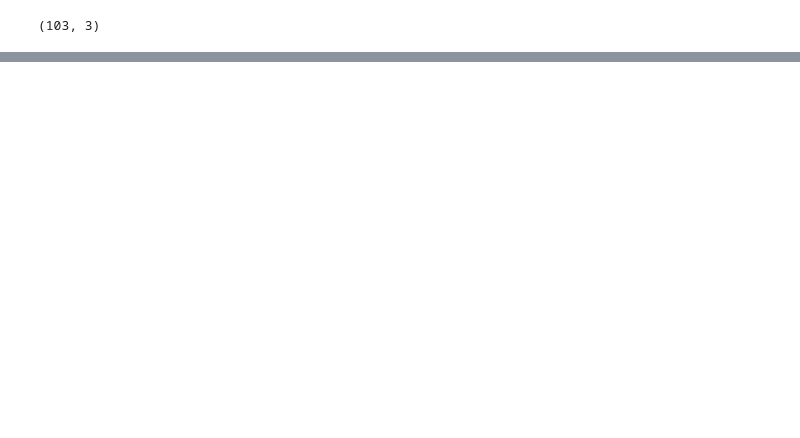
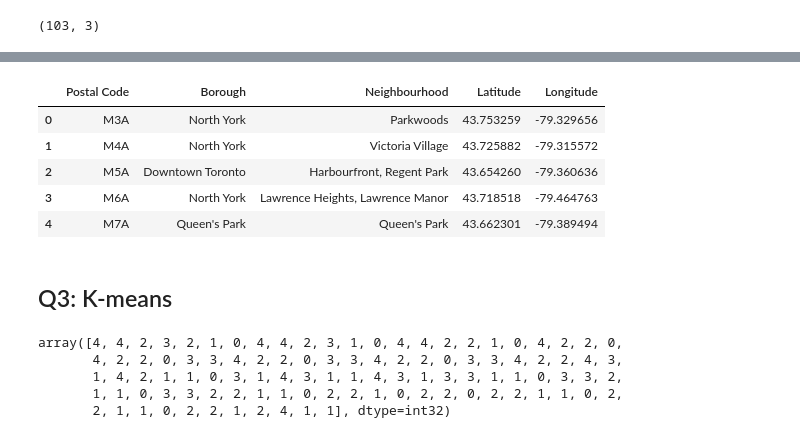
Before and after one commit to cindyxxyu/Capstone-Project, a Jupyter notebook: W3.1 - Segmenting and Clustering Neighborhoods in Toronto.ipynb, the cells around one changed output, grey strips where cells are left out. Saved outputs shown, nothing was run; the diff lists cells and outputs as text; code cells hidden in the pictures; blank space fills up the shorter version.

```diff
--- a/W3.1 - Segmenting and Clustering Neighborhoods in Toronto.ipynb
+++ b/W3.1 - Segmenting and Clustering Neighborhoods in Toronto.ipynb
@@ -99,0 +83,4 @@ tor.shape
+# %%
+# 1. Importing the csv file
+lat_lon = pd.read_csv('https://cocl.us/Geospatial_data')
+lat_lon.head()
@@ -99,0 +94,25 @@ tor.shape
+# %%
+# 2. Merge two datasets
+df_toronto = pd.merge(tor, lat_lon, on = 'Postal Code')
+df_toronto.head()
+# %% [output]
+|  | Postal Code | Borough | Neighbourhood | Latitude | Longitude |
+| 0 | M3A | North York | Parkwoods | 43.753259 | -79.329656 |
+| 1 | M4A | North York | Victoria Village | 43.725882 | -79.315572 |
+| 2 | M5A | Downtown Toronto | Harbourfront, Regent Park | 43.654260 | -79.360636 |
+| 3 | M6A | North York | Lawrence Heights, Lawrence Manor | 43.718518 | -79.464763 |
+| 4 | M7A | Queen's Park | Queen's Park | 43.662301 | -79.389494 |
+# %% [markdown]
+## Q3: K-means
+# %%
+# Cluster Neighborhoods
+k=5
+tor_kmean = df_toronto.drop(['Postal Code','Borough','Neighbourhood'],1)
+kmeans = KMeans(n_clusters = k,random_state=0).fit(tor_kmean)
+kmeans.labels_
+# %% [output]
+array([4, 4, 2, 3, 2, 1, 0, 4, 4, 2, 3, 1, 0, 4, 4, 2, 2, 1, 0, 4, 2, 2, 0,
+       4, 2, 2, 0, 3, 3, 4, 2, 2, 0, 3, 3, 4, 2, 2, 0, 3, 3, 4, 2, 2, 4, 3,
+       1, 4, 2, 1, 1, 0, 3, 1, 4, 3, 1, 1, 4, 3, 1, 3, 3, 1, 1, 0, 3, 3, 2,
+       1, 1, 0, 3, 3, 2, 2, 1, 1, 0, 2, 2, 1, 0, 2, 2, 0, 2, 2, 1, 1, 0, 2,
+       2, 1, 1, 0, 2, 2, 1, 2, 4, 1, 1], dtype=int32)
```
Also changed, not shown: parts of 10 cells of this notebook.
